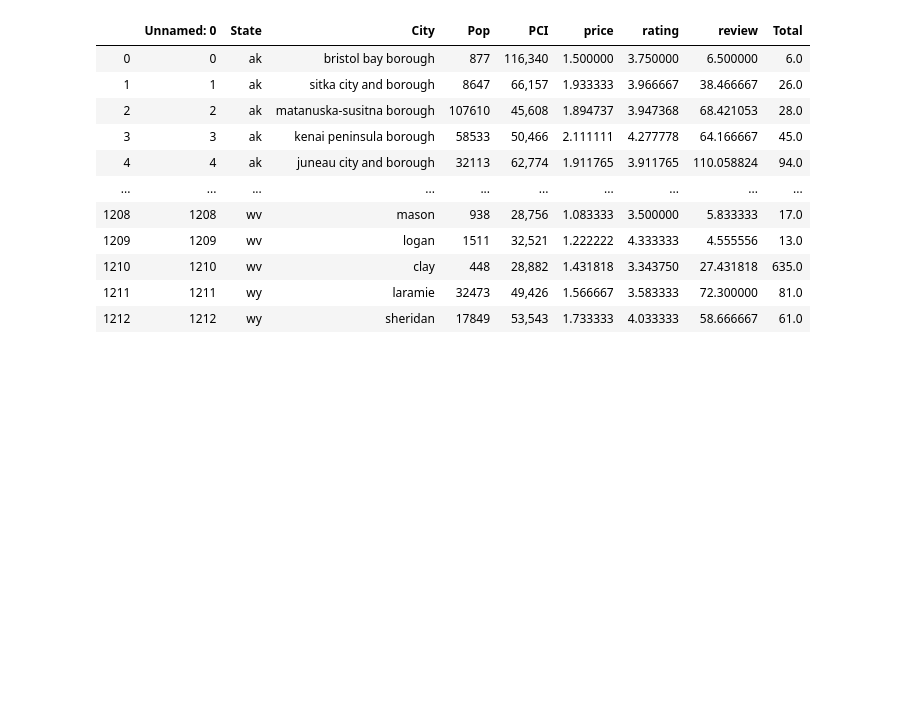
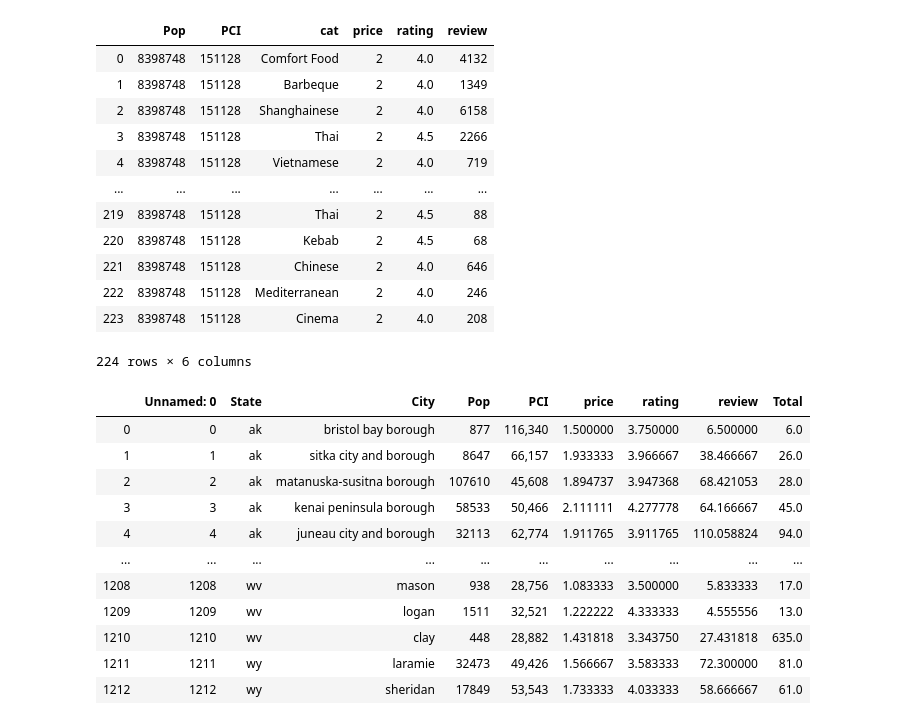
Before and after one commit to kcdevillier/City_Income, a Jupyter notebook: ML.ipynb, the cells around one changed output. Cells and saved outputs as stored; diff of their text form; code cells hidden in the pictures; blank space fills up the shorter version.

```diff
--- a/ML.ipynb
+++ b/ML.ipynb
@@ -9,2 +11,19 @@ from sklearn.linear_model import LinearRegression
 # %%
 data = pd.read_csv('final_database.csv')
+new_york = pd.read_csv('new_york_merge.csv')
+# %%
+new_york
+# %% [output]
+|  | Pop | PCI | cat | price | rating | review |
+| 0 | 8398748 | 151128 | Comfort Food | 2 | 4.0 | 4132 |
+| 1 | 8398748 | 151128 | Barbeque | 2 | 4.0 | 1349 |
+| 2 | 8398748 | 151128 | Shanghainese | 2 | 4.0 | 6158 |
+| 3 | 8398748 | 151128 | Thai | 2 | 4.5 | 2266 |
+| 4 | 8398748 | 151128 | Vietnamese | 2 | 4.0 | 719 |
+| ... | ... | ... | ... | ... | ... | ... |
+| 219 | 8398748 | 151128 | Thai | 2 | 4.5 | 88 |
+| 220 | 8398748 | 151128 | Kebab | 2 | 4.5 | 68 |
+| 221 | 8398748 | 151128 | Chinese | 2 | 4.0 | 646 |
+| 222 | 8398748 | 151128 | Mediterranean | 2 | 4.0 | 246 |
+| 223 | 8398748 | 151128 | Cinema | 2 | 4.0 | 208 |
+224 rows × 6 columns
```
Also changed, not shown: parts of 2 cells of this notebook, 2 other files.
